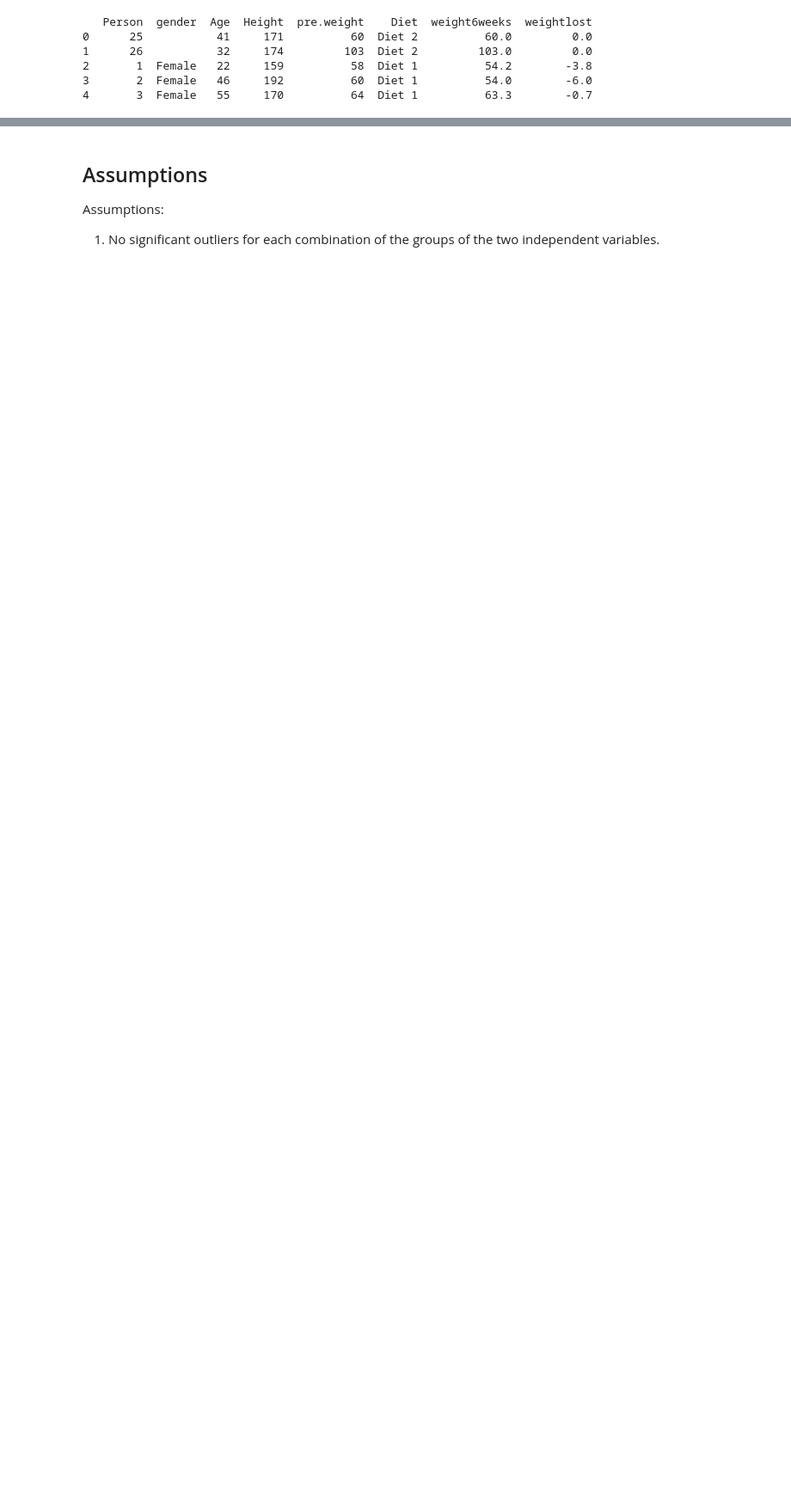
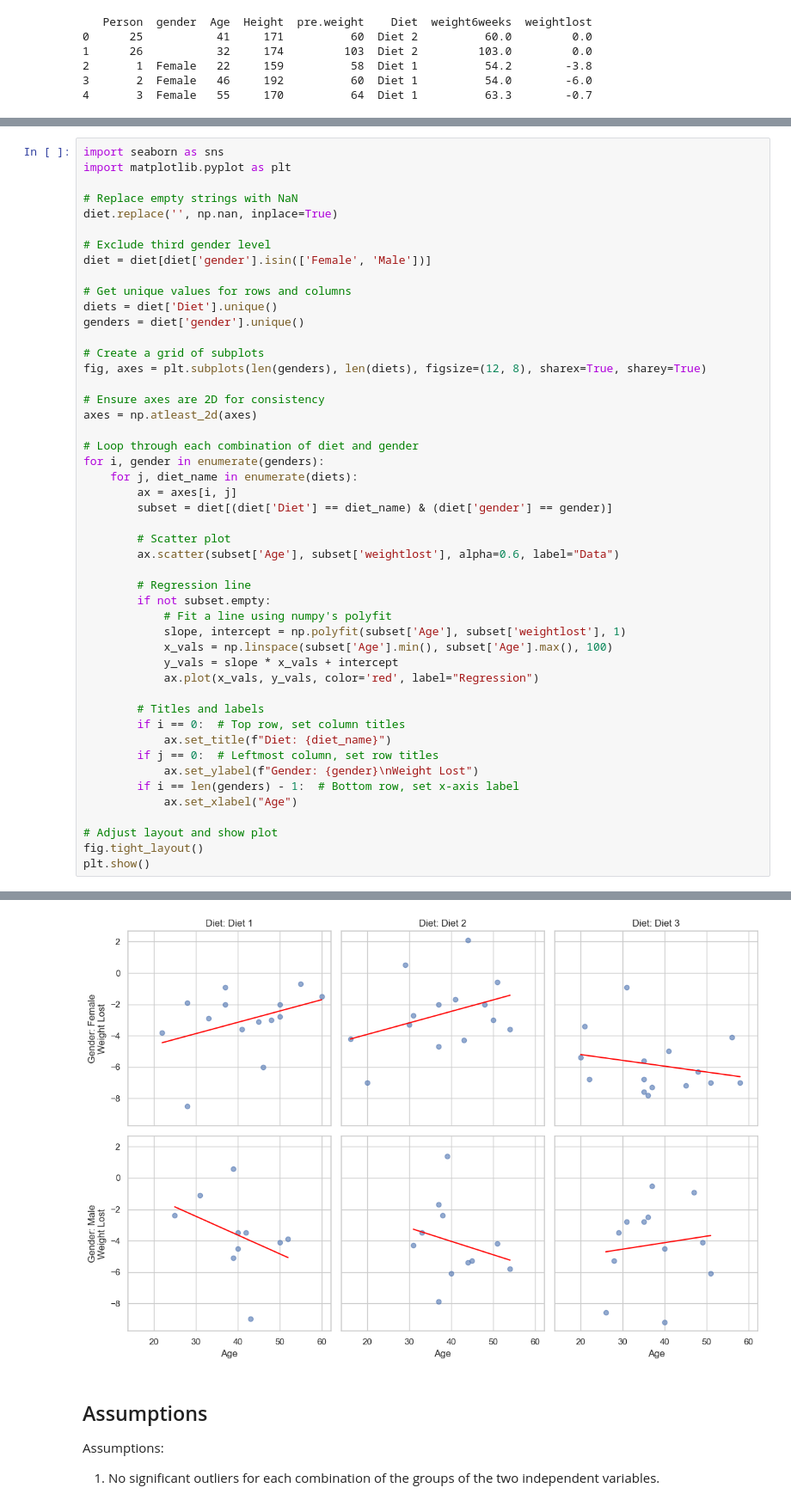
Before and after one commit to codemaster004/MathematicalSatistics, a Jupyter notebook: labs/Report10.ipynb, the cells around one changed output, grey strips where cells are left out. Shown at 86% size. Cells and saved outputs as stored; diff of their text form; blank space fills up the shorter version.

```diff
--- a/labs/Report10.ipynb
+++ b/labs/Report10.ipynb
@@ -151,0 +126,49 @@ The aliases was originally deprecated in NumPy 1.20; for more details and guidan
+# %%
+import seaborn as sns
+import matplotlib.pyplot as plt
+
+# Replace empty strings with NaN
+diet.replace('', np.nan, inplace=True)
+
+# Exclude third gender level
+diet = diet[diet['gender'].isin(['Female', 'Male'])]
+
+# Get unique values for rows and columns
+diets = diet['Diet'].unique()
+genders = diet['gender'].unique()
+
+# Create a grid of subplots
+fig, axes = plt.subplots(len(genders), len(diets), figsize=(12, 8), sharex=True, sharey=True)
+
+# Ensure axes are 2D for consistency
+axes = np.atleast_2d(axes)
+
+# Loop through each combination of diet and gender
+for i, gender in enumerate(genders):
+    for j, diet_name in enumerate(diets):
+        ax = axes[i, j]
+        subset = diet[(diet['Diet'] == diet_name) & (diet['gender'] == gender)]
+
+        # Scatter plot
+        ax.scatter(subset['Age'], subset['weightlost'], alpha=0.6, label="Data")
+
+        # Regression line
+        if not subset.empty:
+            # Fit a line using numpy's polyfit
+            slope, intercept = np.polyfit(subset['Age'], subset['weightlost'], 1)
+            x_vals = np.linspace(subset['Age'].min(), subset['Age'].max(), 100)
+            y_vals = slope * x_vals + intercept
+            ax.plot(x_vals, y_vals, color='red', label="Regression")
+
+        # Titles and labels
+        if i == 0:  # Top row, set column titles
+            ax.set_title(f"Diet: {diet_name}")
+        if j == 0:  # Leftmost column, set row titles
+            ax.set_ylabel(f"Gender: {gender}\nWeight Lost")
+        if i == len(genders) - 1:  # Bottom row, set x-axis label
+            ax.set_xlabel("Age")
+
+# Adjust layout and show plot
+fig.tight_layout()
+plt.show()
+# %% [output]
@@ -152,3 +179,4 @@ The aliases was originally deprecated in NumPy 1.20; for more details and guidan
+[figure, added]
 # %% [markdown]
 ## Assumptions
 
```
Also changed, not shown: parts of 8 cells of this notebook, 3 other files.
